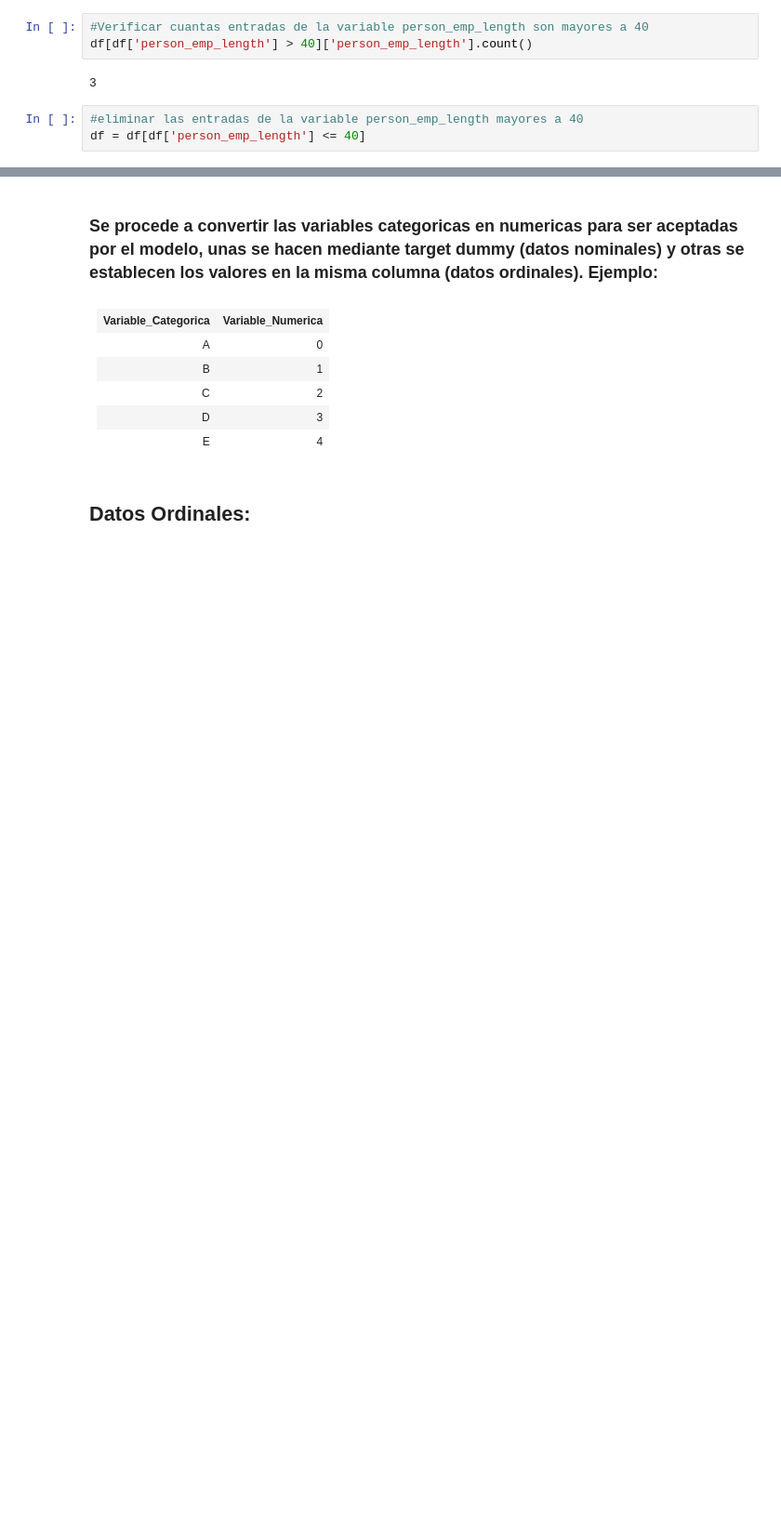
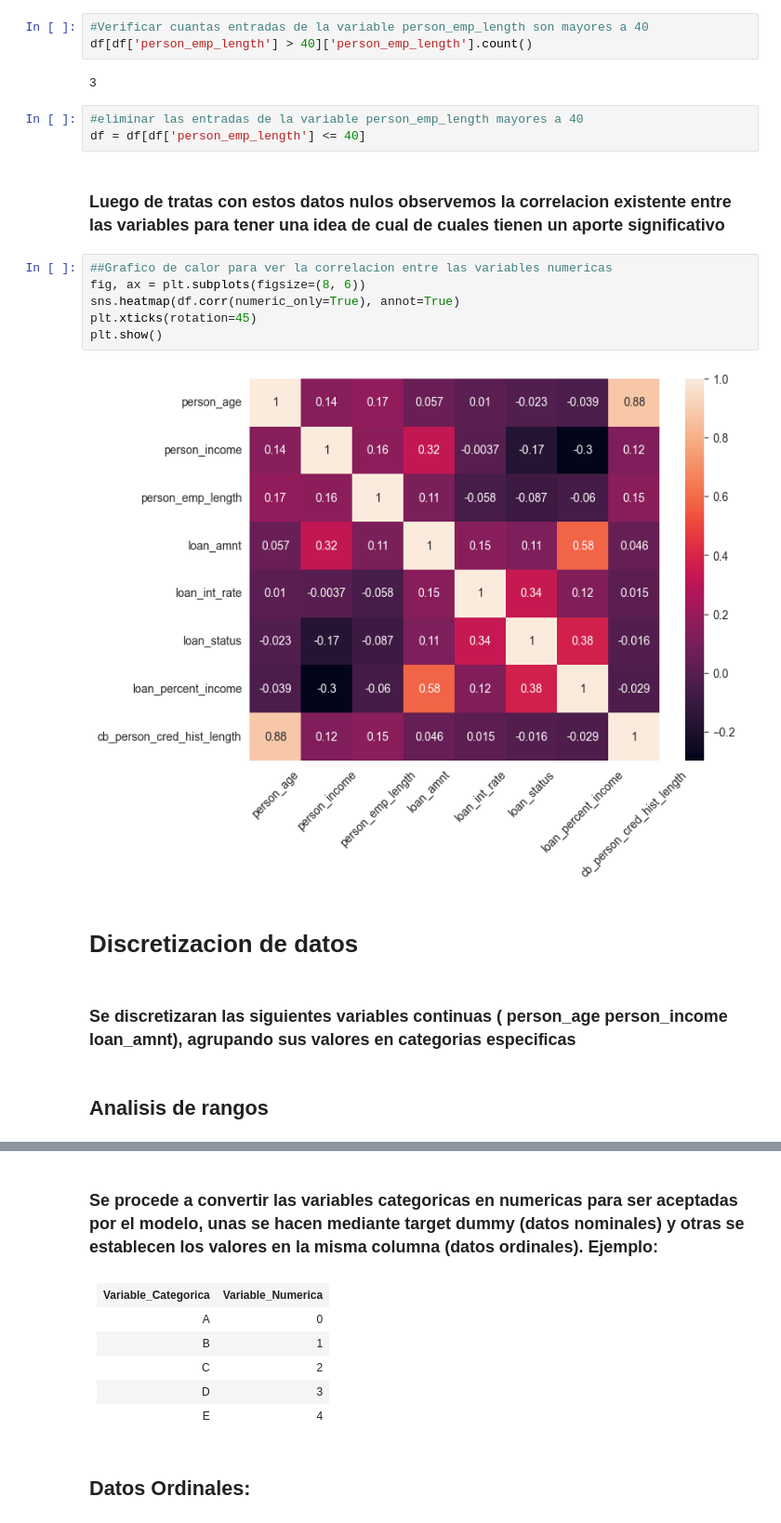
Before and after one commit to dgilrua/proyecto1-analitica, a Jupyter notebook: main.ipynb, the cells around one changed output, grey strips where cells are left out. Shown at 93% size. Saved outputs shown, nothing was run; the diff lists cells and outputs as text; blank space fills up the shorter version.

Commit message:
Discretizacion

```diff
--- a/main.ipynb
+++ b/main.ipynb
@@ -179,3 +200,19 @@ df[df['person_emp_length'] > 40]['person_emp_length'].count()
 # %%
 #eliminar las entradas de la variable person_emp_length mayores a 40
 df = df[df['person_emp_length'] <= 40]
+# %% [markdown]
+### Luego de tratas con estos datos nulos observemos la correlacion existente entre las variables para tener una idea de cual de cuales tienen un aporte significativo
+# %%
+##Grafico de calor para ver la correlacion entre las variables numericas
+fig, ax = plt.subplots(figsize=(8, 6))
+sns.heatmap(df.corr(numeric_only=True), annot=True)
+plt.xticks(rotation=45)
+plt.show()
+# %% [output]
+[figure, added]
+# %% [markdown]
+# Discretizacion de datos
+# %% [markdown]
+### Se discretizaran las siguientes variables continuas (	person_age	person_income loan_amnt), agrupando sus valores en categorias especificas
+# %% [markdown]
+## Analisis de rangos
```
Also changed, not shown: parts of 16 cells of this notebook.
